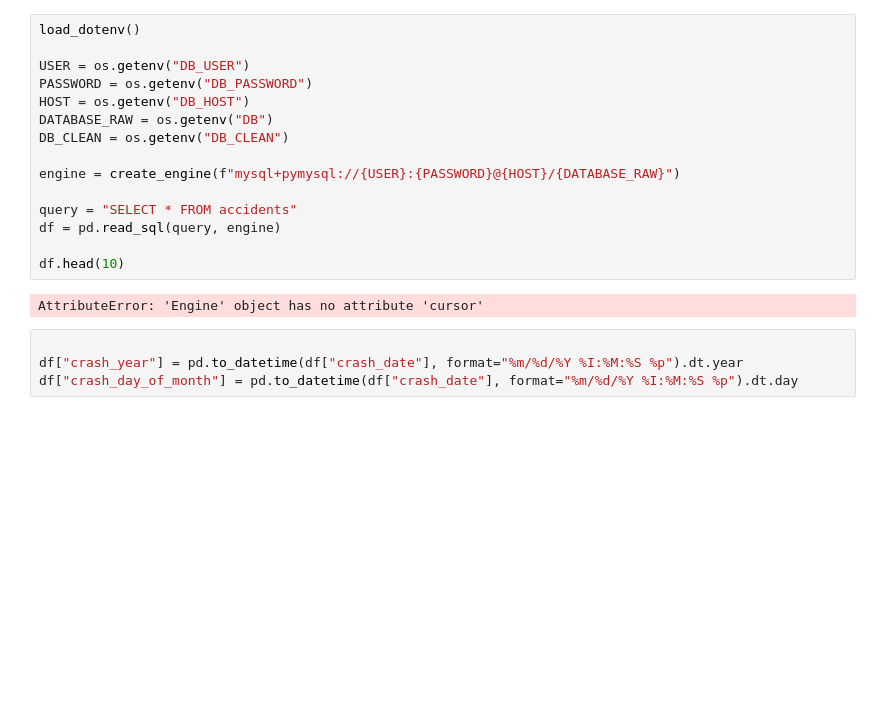
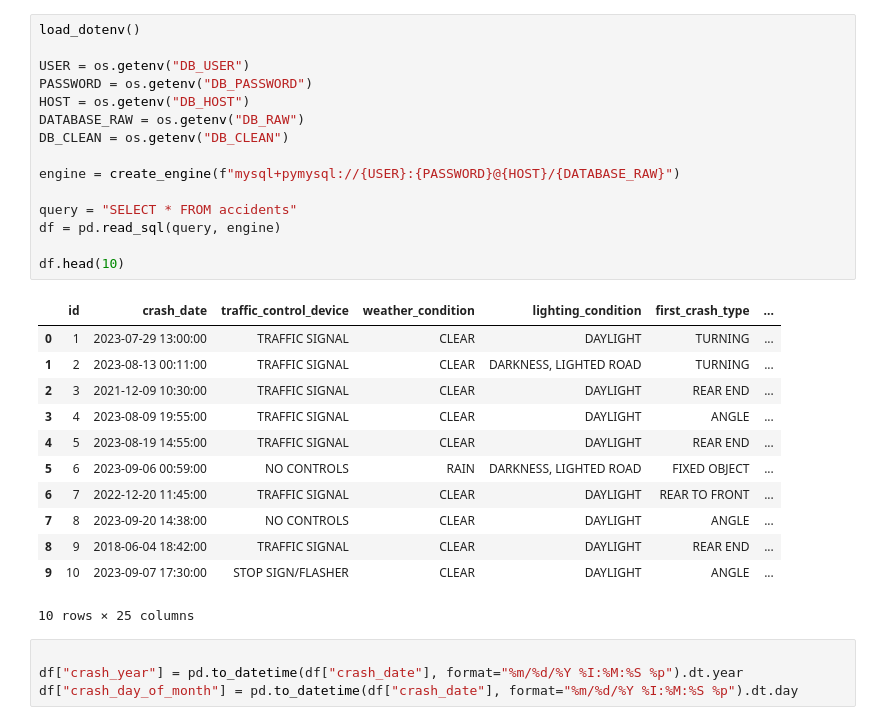
Before and after one commit to KevinMG1601/traffic_accidents, a Jupyter notebook: notebooks/03_cleand_data.ipynb, the cells around one changed output. Saved outputs shown, nothing was run; the diff lists cells and outputs as text; blank space fills up the shorter version.

```diff
--- a/notebooks/03_cleand_data.ipynb
+++ b/notebooks/03_cleand_data.ipynb
@@ -12,20 +10,31 @@ ModuleNotFoundError: No module named 'matplotlib'
 # %%
 load_dotenv()
 
 USER = os.getenv("DB_USER")
 PASSWORD = os.getenv("DB_PASSWORD")
 HOST = os.getenv("DB_HOST")
-DATABASE_RAW = os.getenv("DB")
+DATABASE_RAW = os.getenv("DB_RAW")
 DB_CLEAN = os.getenv("DB_CLEAN")
 
 engine = create_engine(f"mysql+pymysql://{USER}:{PASSWORD}@{HOST}/{DATABASE_RAW}")
 
 query = "SELECT * FROM accidents"
 df = pd.read_sql(query, engine)
 
 df.head(10)
 # %% [output]
+|  | id | crash_date | traffic_control_device | weather_condition | lighting_condition | first_crash_type | ... |
+| 0 | 1 | 2023-07-29 13:00:00 | TRAFFIC SIGNAL | CLEAR | DAYLIGHT | TURNING | ... |
+| 1 | 2 | 2023-08-13 00:11:00 | TRAFFIC SIGNAL | CLEAR | DARKNESS, LIGHTED ROAD | TURNING | ... |
+| 2 | 3 | 2021-12-09 10:30:00 | TRAFFIC SIGNAL | CLEAR | DAYLIGHT | REAR END | ... |
+| 3 | 4 | 2023-08-09 19:55:00 | TRAFFIC SIGNAL | CLEAR | DAYLIGHT | ANGLE | ... |
+| 4 | 5 | 2023-08-19 14:55:00 | TRAFFIC SIGNAL | CLEAR | DAYLIGHT | REAR END | ... |
+| 5 | 6 | 2023-09-06 00:59:00 | NO CONTROLS | RAIN | DARKNESS, LIGHTED ROAD | FIXED OBJECT | ... |
+| 6 | 7 | 2022-12-20 11:45:00 | TRAFFIC SIGNAL | CLEAR | DAYLIGHT | REAR TO FRONT | ... |
+| 7 | 8 | 2023-09-20 14:38:00 | NO CONTROLS | CLEAR | DAYLIGHT | ANGLE | ... |
+| 8 | 9 | 2018-06-04 18:42:00 | TRAFFIC SIGNAL | CLEAR | DAYLIGHT | REAR END | ... |
+| 9 | 10 | 2023-09-07 17:30:00 | STOP SIGN/FLASHER | CLEAR | DAYLIGHT | ANGLE | ... |
-AttributeError: 'Engine' object has no attribute 'cursor'
+10 rows × 25 columns
 # %%
 
 df["crash_year"] = pd.to_datetime(df["crash_date"], format="%m/%d/%Y %I:%M:%S %p").dt.year
```
Also changed, not shown: parts of 2 cells of this notebook, 17 other files.
